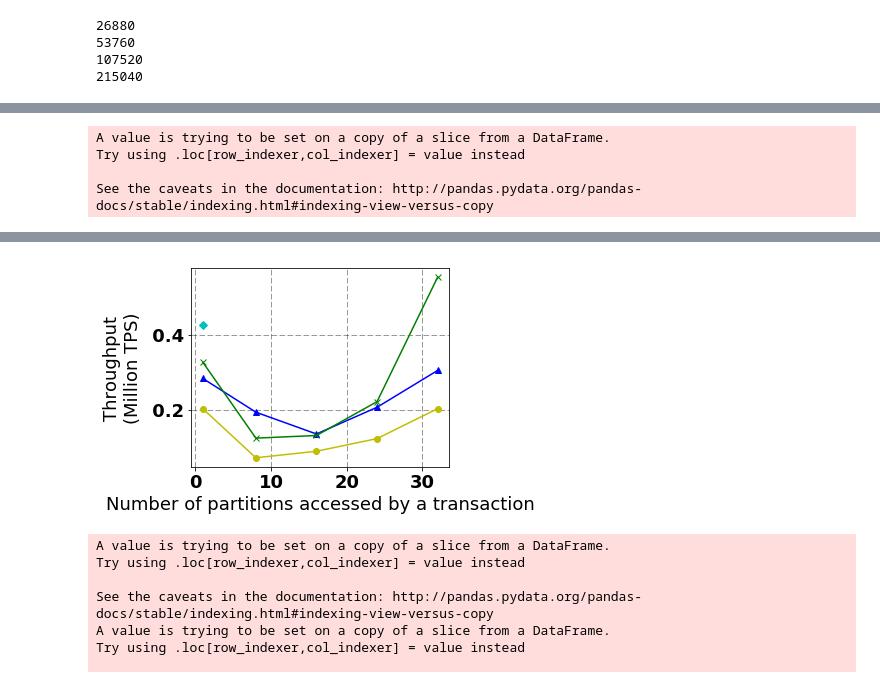
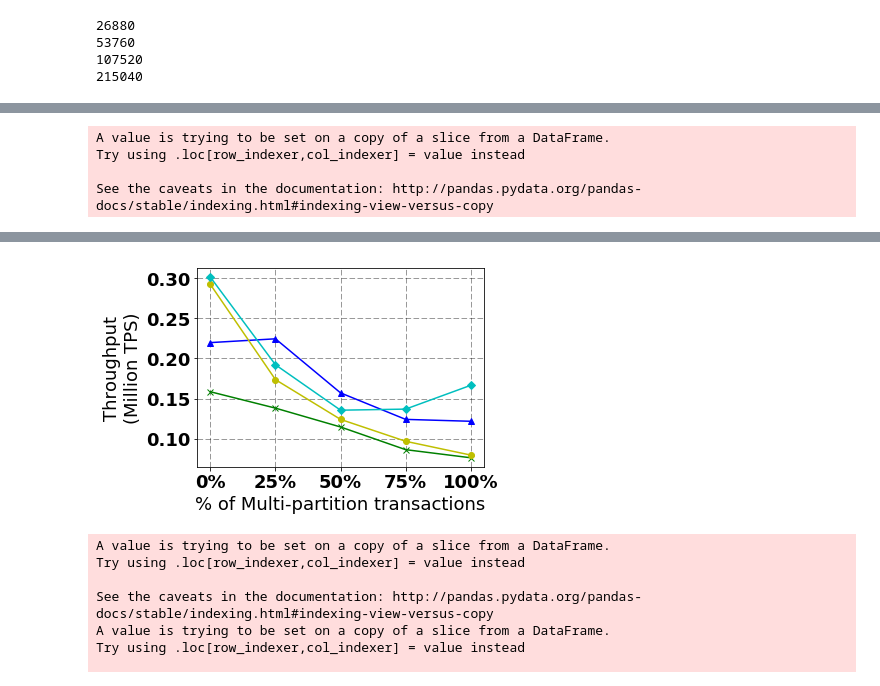
Before and after one commit to qadahtm/deneva, a Jupyter notebook: pynb/QueCC.ipynb, the cells around one changed output, grey strips where cells are left out. Drawn from its saved outputs; the diff is of its cells as text; code cells hidden in the pictures.

Commit message:
revert to original workload generation, implement simple sync method

```diff
--- a/pynb/QueCC.ipynb
+++ b/pynb/QueCC.ipynb
@@ -340,6 +335,14 @@ def extract_from_file(_fname):
             m = re.search('g_req_per_query\s+(\d+)', cline)
             if m:
                 res['g_req_per_query'] = m.group(1)
+
+            m = re.search('g_txn_write_perc\s+(\d+.\d+)', cline)
+            if m:
+                res['g_txn_write_perc'] = m.group(1)
+
+            m = re.search('g_mpr\s+(\d+.\d+)', cline)
+            if m:
+                res['g_mpr'] = m.group(1)
 
             #extract from Pass
             m = re.search('PASS!,(.+)', cline)
@@ -501,6 +504,8 @@ def parse_directory(directory):
             'commit_strategy':[],
             'batch_size':[],
             'req_cnt':[],
+            'mpr':[],
+            'write_perc':[],
             'pt_perc':[],
             'pt_cnt':[],
             'pt_time':[],
@@ -615,6 +620,8 @@ def parse_directory(directory):
                 data['trial_no'].append(int(trial_num))
                 data['seq_no'].append(int(seq_num))
                 data['req_cnt'].append(int(e_data['g_req_per_query']))
+                data['mpr'].append(float(e_data['g_mpr']))
+                data['write_perc'].append(float(e_data['g_txn_write_perc']))
                 data['zipf_theta'].append('{:.2f}'.format(float(e_data['g_zipf_theta'])))
                 data['fscl10'].append(float(e_data['fscl10']))
                 data['fscl25'].append(float(e_data['fscl25']))
@@ -2743,33 +3155,35 @@ PT-100%
 # %%
-##QueCC Plots -- partiton accessed per transaction - Throughput
+##QueCC Plots -- percentage of MPT in workload - Throughput
 import matplotlib.ticker as ticker
 agg_req_normal = {'tput':'mean','phys_mem_usage':'mean', 'trial_no':'count'}
 agg_req = agg_req_normal
 us = 1000000
 q_pipelined = False
 pd.options.display.float_format = '{:,.2f}'.format
-grp_indexes = ['cc_alg','zipf_theta','pt_perc','pa_cnt','worker_cnt']
+grp_indexes = ['cc_alg','zipf_theta','pt_perc','mpr','worker_cnt']
 # cores = 32
 cores = 64
 figoutdir = '/Users/qadahtm/Google Drive/MBP2/PhDResearch/QueCC/paper_figs/'
 # outfname = '{}ycsb-req-thetapt99-M64.pdf'.format(figoutdir)
 # outfname = '{}ycsb-req-theta0-M64.pdf'.format(figoutdir)
 
-# outfname = '{}ycsb-pptvar-thetapt99-GS32.pdf'.format(figoutdir)
-outfname = '{}ycsb-pptvar-thetapt99-GS32.pdf'.format(figoutdir)
+outfname = '{}ycsb-mprvar-thetapt99-GS32.pdf'.format(figoutdir)
+# outfname = '{}ycsb-mprvar-thetapt0-GS32.pdf'.format(figoutdir)
 
 
-# ycsb_quecc_bsize_M64 = "/Users/qadahtm/Dev/halstead/deneva_project/deneva/exp_results/ycsb_pptvar_wp50_theta0_GS32"
-ycsb_quecc_bsize_M64 = "/Users/qadahtm/Dev/halstead/deneva_project/deneva/exp_results/ycsb_pptvar_wp50_thetapt99_GS32"
+# ycsb_quecc_GS32_mprvar = "/Users/qadahtm/Dev/halstead/deneva_project/deneva/exp_results/ycsb_ppt50_wp50_theta0_mprvar_GS32"
+# ycsb_quecc_GS32_mprvar1 = "/Users/qadahtm/Dev/halstead/deneva_project/deneva/exp_results/ycsb_ppt50_wp50_theta0_mprvar_1_GS32"
 
-# ycsb_quecc_bsize_M64 = "/Users/qadahtm/Dev/halstead/deneva_project/deneva/exp_results/ycsb_ppt50_wp50_theta0_req_M64"
-# ycsb_quecc_bsize_M64 = "/Users/qadahtm/Dev/halstead/deneva_project/deneva/exp_results/ycsb_ppt50_wp50_thetapt99_req_M64"
+ycsb_quecc_GS32_mprvar = "/Users/qadahtm/Dev/halstead/deneva_project/deneva/exp_results/ycsb_ppt50_wp50_thetapt99_mprvar_GS32"
+ycsb_quecc_GS32_mprvar1 = "/Users/qadahtm/Dev/halstead/deneva_project/deneva/exp_results/ycsb_ppt50_wp50_thetapt99_mprvar_1_GS32"
 
+# ycsb_quecc_bsize_M64 = pd.DataFrame(parse_directory(ycsb_quecc_GS32_mprvar))
 
-ycsb_quecc_bsize_M64 = pd.DataFrame(parse_directory(ycsb_quecc_bsize_M64));
+ycsb_quecc_bsize_M64 = pd.concat([pd.DataFrame(parse_directory(ycsb_quecc_GS32_mprvar)),
+                                  pd.DataFrame(parse_directory(ycsb_quecc_GS32_mprvar1))])
 ycsb_quecc_bsize_M64 =  ycsb_quecc_bsize_M64[ycsb_quecc_bsize_M64['tput'] != 0]
 # ycsb_quecc_bsize_M64 = ycsb_quecc_bsize_M64[ycsb_quecc_bsize_M64['zipf_theta'] == '0.00']
-ycsb_quecc_bsize_M64 = ycsb_quecc_bsize_M64[ycsb_quecc_bsize_M64['zipf_theta'] == '0.99']
+# ycsb_quecc_bsize_M64 = ycsb_quecc_bsize_M64[ycsb_quecc_bsize_M64['zipf_theta'] == '0.99']
 ycsb_quecc_unpip_M64 = ycsb_quecc_bsize_M64[ycsb_quecc_bsize_M64['pt_perc'] == 100]
 
 ycsb_quecc_pip_M64 = ycsb_quecc_bsize_M64[ycsb_quecc_bsize_M64['pt_perc'] != 100]
@@ -2780,23 +3194,16 @@ combined = pd.concat([ycsb_quecc_unpip_M64,ycsb_quecc_pip_M64])
 grouped_f = combined.groupby(grp_indexes).agg(agg_req)
 
 ls = ['b^-', 'gx-', 'yo-', 'cD-', 'm2-', 'rs-', 'g<--', 'r^--', 'g^--', 'c^-', 'm^-', 'y^--' ]
-# plt.figure(figsize=(32,6.2))
-# plt.figure(figsize=(16,10))
-# plt.figure(figsize=(6.4,4.8))
+
 plt.figure()
 plt.rc('grid', linestyle="--",alpha=0.5)
 plt.grid(True)
 
 algs = list(grouped_f.index.levels[0])
-# print(grouped_f.index)
-# grouped_f.reindex(['GS32', 'M64', 'M128'])
 ztheta = list(grouped_f.index.levels[1])
 pt_ratio = list(grouped_f.index.levels[2])
 vm_cnt = list(grouped_f.index.levels[0])
-# print(ztheta)
 pc =0
-# print(algs)
-# print(ztheta)
 doplot = True
 line_labels = []
 line_yvals = []
@@ -2813,6 +3220,7 @@ for ptr in pt_ratio:
             line_labels.append(ll)
             yvals = list(grouped_f.loc[a,t,ptr]['tput'])
             xvals = list(grouped_f.loc[a,t,ptr].index.get_level_values(0))
+            xvals = list( map(lambda x : x*100, xvals))
 #             yvals = [a*b for a,b in zip(yvals,xvals)]
             yvals_s = list( map(lambda x : x/us, yvals))
 
@@ -2824,51 +3232,28 @@ for ptr in pt_ratio:
 
 doplot = True
 
-# if doplot:
-# pc = pc + 1
 plti = 110 + pc
-# print(plti)
-#     print(len(line_yvals))
+
 title_y_offset = -0.2
 ax = plt.subplot(111)
-#         ax = plt.subplot() # single plot
-#         if t == 32:
-#             ax.set_title("(a) G5 (32 CPUs)", y=title_y_offset)
-#         elif t == 64:
-#             ax.set_title("(b) M64 (64 vCPUs)".format(t), y=title_y_offset)
-#         else:
-#             ax.set_title("(c) M128 (128 vCPUs)".format(t), y=title_y_offset)
 
-#             if t == '0.00':
-#                 ax.set_title("(a) theta = 0.0 (Uniform)", y=title_y_offset)
-#             elif t == '0.60':
-#                 ax.set_title("(b) theta = 0.6".format(t), y=title_y_offset)
-#             else:
-#                 ax.set_title("(c) theta = 0.99".format(t), y=title_y_offset)
 for i in range(len(line_labels)):
     ls_tmp = ls[i]
     print(i)
     ax.plot(line_xvals[i],line_yvals[i], ls_tmp, label=line_labels[i])
-    ax.yaxis.set_major_formatter(ticker.FormatStrFormatter('%4.1f'))
-    ax.xaxis.set_major_formatter(ticker.FormatStrFormatter('%d'))
+    ax.yaxis.set_major_formatter(ticker.FormatStrFormatter('%2.2f'))
+    ax.xaxis.set_major_formatter(ticker.FormatStrFormatter('%.0f%%'))
     ax.set_ylabel('Throughput\n(Million TPS)')
     # ax.set_xlabel('Zipfian Theta')
-    ax.set_xlabel('Number of partitions accessed by a transaction')
-#3 plots
-# plt.legend(bbox_to_anchor=(-2.8, 1.02, 3.8, .102),
-#            loc=8,ncol=8, mode="expand", borderaxespad=0.)
-# 2 plots
-# plt.legend(bbox_to_anchor=(-1.4, 1.02, 2.4, .102),
-#            loc=8,ncol=8, mode="expand", borderaxespad=0.)
+    ax.set_xlabel('% of Multi-partition transactions')
 
 # plt.legend(bbox_to_anchor=(0, 1.02, 1.0, .102),
-#            loc=8,ncol=8, mode="expand", borderaxespad=0.)
+#            loc=8,ncol=2, mode="expand", borderaxespad=0.)
 # plt.subplots_adjust(top=0.92, bottom=0.08, left=0.10, right=0.95, hspace=0.25,
 #                     wspace=0.35)
 plt.tight_layout()
 plt.savefig(outfname,format='pdf')
 grouped_f
-# grouped_f.loc['QUECC','0.99','100']
 # %% [output]
 A value is trying to be set on a copy of a slice from a DataFrame.
 Try using .loc[row_indexer,col_indexer] = value instead
@@ -2911,4 +3296,4 @@ PT-100%
-[figure, old version]
+[figure, new version]
 # %%
 ##QueCC Plots -- Batch size - Throughput - Batch size
 import matplotlib.ticker as ticker
```
Also changed, not shown: parts of 21 cells of this notebook, 11 other files.
